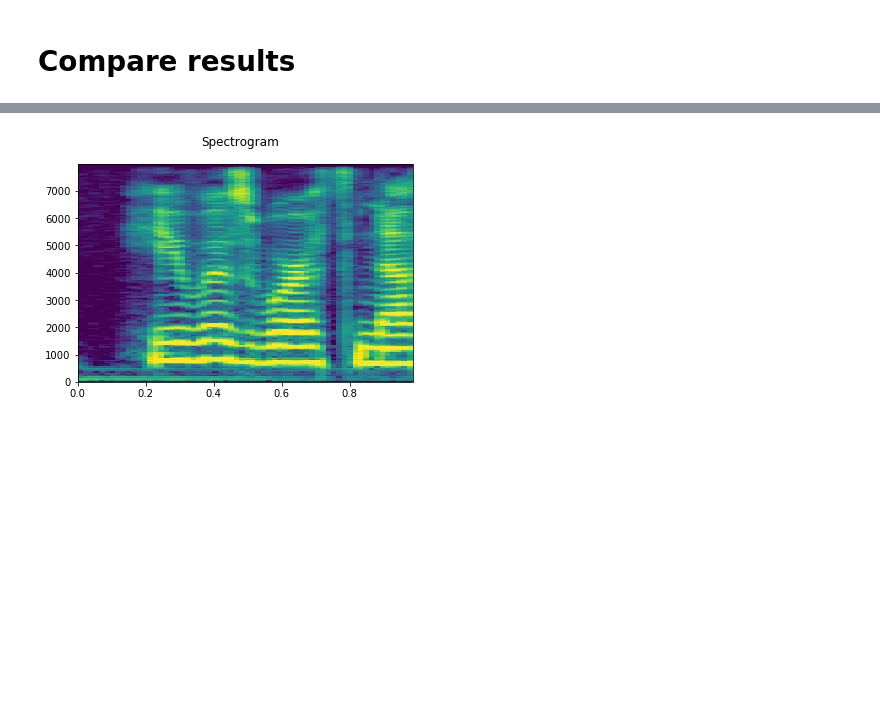
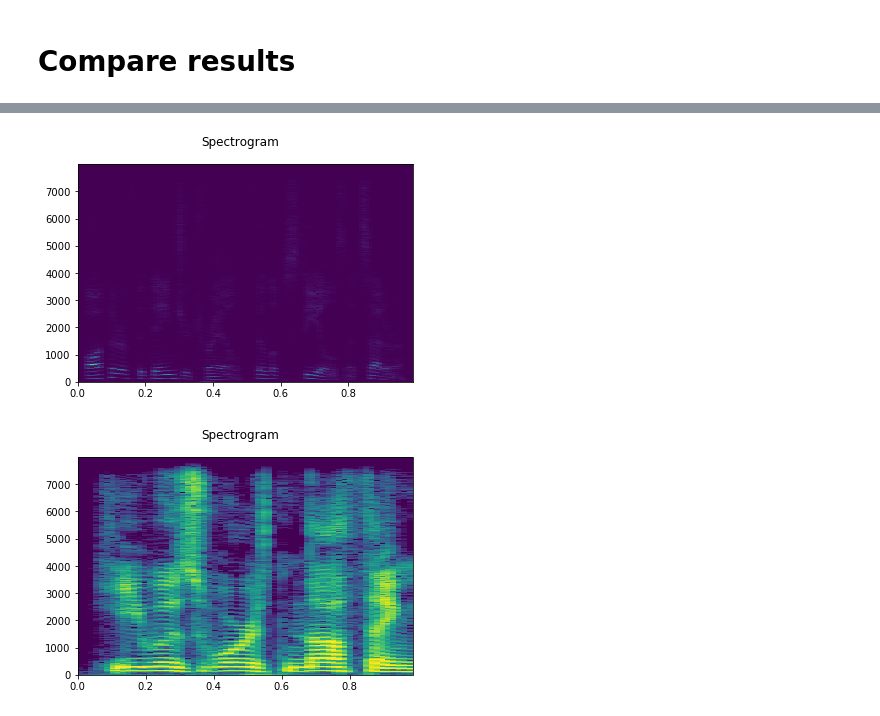
Before and after one commit to zakaria-n/VAE-Speech-Decomposition, a Jupyter notebook: generate_dataset.ipynb, the cells around one changed output, grey strips where cells are left out. Saved outputs shown, nothing was run; the diff lists cells and outputs as text; code cells hidden in the pictures; blank space fills up the shorter version.

Commit message:
spectrogram normalisation comparison

```diff
--- a/generate_dataset.ipynb
+++ b/generate_dataset.ipynb
@@ -24,22 +21,22 @@ shape=128           #length of time axis of split specrograms
 spec_split=1
 # %%
 import torch
-from torchaudio.transforms import MelScale, Spectrogram, MelSpectrogram
+from torchaudio.transforms import Spectrogram
 
 torch.set_default_tensor_type('torch.FloatTensor')
 
-melspecobj = MelSpectrogram(n_fft=4*hop, win_length=4*hop, hop_length=hop, pad=0, power=2, normalized=False, n_mels=hop)
-mel_specfunc = melspecobj.forward
+specobj = Spectrogram(n_fft=4*hop, win_length=4*hop, hop_length=hop, pad=0, power=2, normalized=False)
+specfunc = specobj.forward
 
-def melspecfunc(waveform):
-  mel_specgram = mel_specfunc(waveform)
-  return mel_specgram
+def specfunc(waveform):
+  specgram = specfunc(waveform)
+  return specgram
 
 def normalize(S):
   return np.clip((((S - min_level_db) / -min_level_db)*2.)-1., -1, 1)
 
 def prep(wv, hop=192):
-  S = np.array(torch.squeeze(melspecfunc(torch.Tensor(wv).view(1,-1))).detach().cpu())
+  S = np.array(torch.squeeze(specfunc(torch.Tensor(wv).view(1,-1))).detach().cpu())
   S = librosa.power_to_db(S)-ref_level_db
   return normalize(S)
 # %%
@@ -69,8 +66,8 @@ def audio_array(path):
 
   return np.array(adata)
 # %%
-audio_directory = "./Dataset/wav/female"
-array_file = './Dataset/array/female'
+audio_directory = "./Dataset/wav/male"
+array_file = './Dataset/array/male'
 
 #get waveform array from folder containing wav files
 awv = audio_array(audio_directory)
@@ -115,4 +97,0 @@ tensor([[-0.0021, -0.0026, -0.0025,  ...,  0.0000,  0.0000,  0.0000]])
-# %%
-plot_specgram(aspec[0], sample_rate=sr)
-# %% [output]
-[figure, removed]
@@ -129,0 +98,27 @@ sf.write('mel.wav', data=audio, samplerate=sr)
+# %%
+import librosa
+import soundfile as sf
+
+
+def to_audio(x):
+  audio_signal = librosa.core.spectrum.griffinlim(abs_spectrogram)
+  return audio_signal
+
+""" Spectrogram transformation without normalisation """
+sig, fs = librosa.core.load("./Dataset/wav/male/arctic_a0001.wav", sr=16000)
+abs_spectrogram = np.abs(librosa.core.spectrum.stft(sig))
+plot_specgram(abs_spectrogram, 16000)
+audio_signal = librosa.core.spectrum.griffinlim(abs_spectrogram)
+sf.write('test_normal.wav', data=audio_signal, samplerate=16000)
+
+audio_signal = awv[0]
+sf.write('test_sec_cut.wav', data=audio_signal, samplerate=16000)
+
+
+
+plot_specgram(aspec[0], sr)
+audio_signal = librosa.core.spectrum.griffinlim(aspec[0])
+sf.write('test_normalised.wav', data=audio_signal, samplerate=16000)
+# %% [output]
+[figure, added]
+[figure, added]
```
Also changed, not shown: parts of 4 cells of this notebook.
